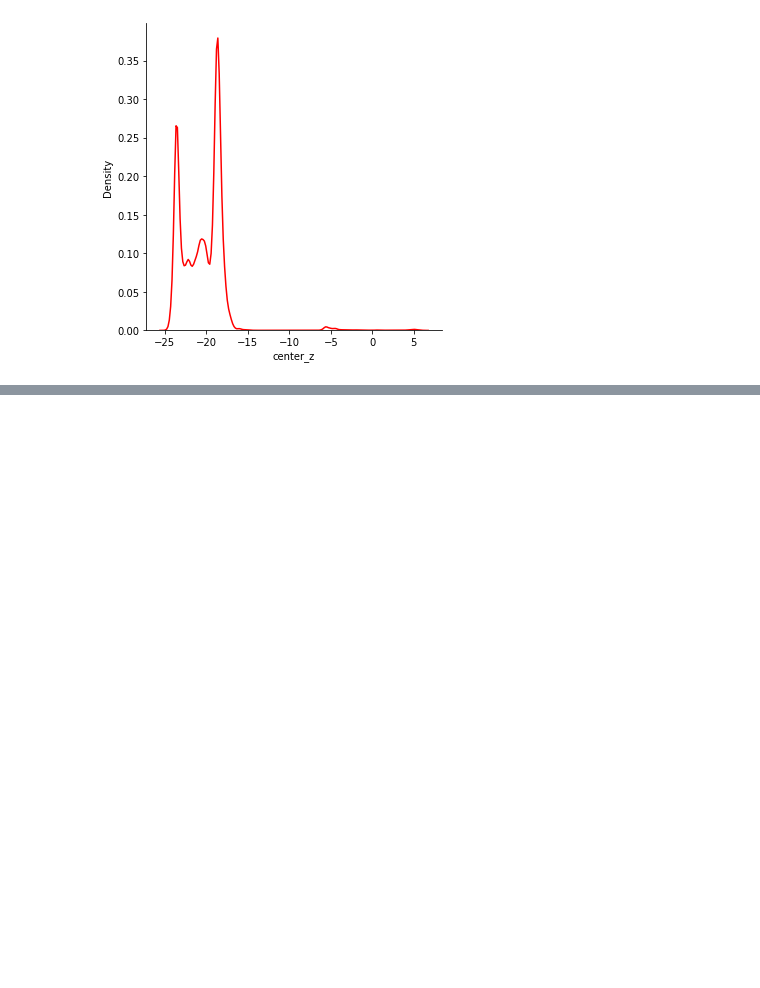
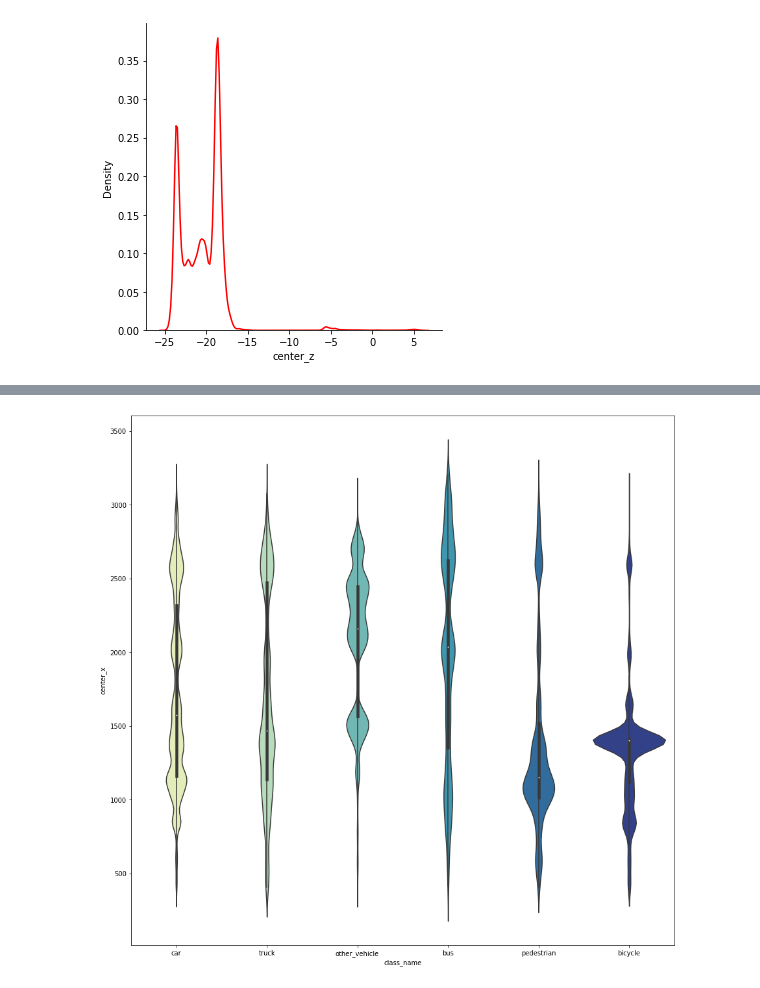
Before and after one commit to subClassy/lyft-3D-object-detector, a Jupyter notebook: data_exploration.ipynb, the cells around one changed output, grey strips where cells are left out. Saved outputs shown, nothing was run; the diff lists cells and outputs as text; code cells hidden in the pictures; blank space fills up the shorter version.

```diff
--- a/data_exploration.ipynb
+++ b/data_exploration.ipynb
@@ -99,0 +114,12 @@ sns.displot(train_objects['center_z'], kind='kde', color='red')
+# %%
+fig, ax = plt.subplots(figsize=(15, 15))
+plot = sns.violinplot(x="class_name",
+                    y="center_x",
+                    data=train_objects.query('class_name != "motorcycle" and class_name != "emergency_vehicle" and class_name != "animal"'),
+                    palette='YlGnBu',
+                    split=True,
+                    ax=ax)
+
+plt.show(plot)
+# %% [output]
+[figure, added]
```
Also changed, not shown: parts of 7 cells of this notebook.
